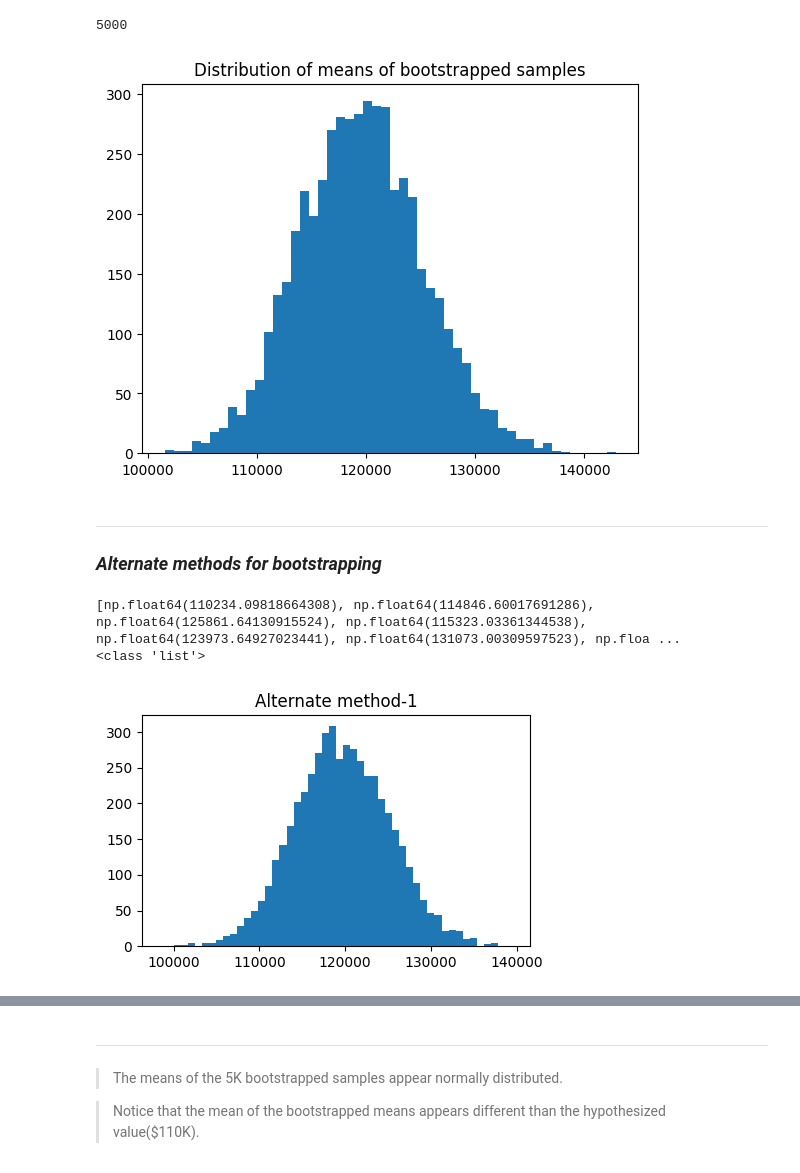
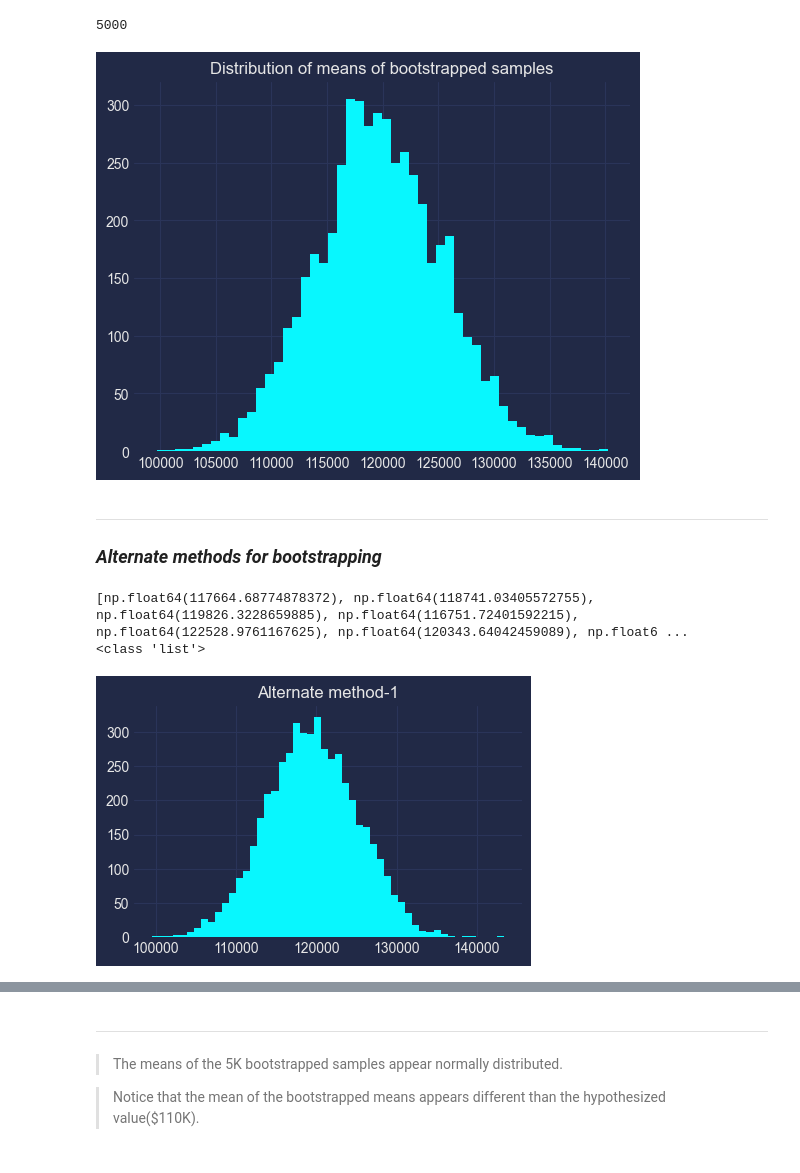
Before and after one commit to abhijeet-bhambere/python-ml-trail, a Jupyter notebook: hypothesis_testing.ipynb, the cells around one changed output, grey strips where cells are left out. Cells and saved outputs as stored; diff of their text form; code cells hidden in the pictures.

```diff
--- a/hypothesis_testing.ipynb
+++ b/hypothesis_testing.ipynb
@@ -67,11 +69,12 @@ print(len(means_of_bstp))
 5000
 # %%
 # visualizing the bootstrapped distribution
-plt.hist(means_of_bstp, bins=50)
-plt.title("Distribution of means of bootstrapped samples")
-plt.show()
+with plt.style.context('cyberpunk'):
+    plt.hist(means_of_bstp, bins=50)
+    plt.title("Distribution of means of bootstrapped samples")
+    plt.show()
 # %% [output]
-[figure, old version]
+[figure, new version]
 # %% [markdown]
 ____
 ### _Alternate methods for bootstrapping_
@@ -83,14 +86,15 @@ print(means_of_bstp1)
 print(type(means_of_bstp1))
 
 # visualizing the bootstrapped distribution
-plt.figure(figsize=(5,3))
-plt.hist(means_of_bstp1, bins=50)
-plt.title("Alternate method-1")
-plt.show()
+with plt.style.context('cyberpunk'):
+    plt.figure(figsize=(5,3))
+    plt.hist(means_of_bstp1, bins=50)
+    plt.title("Alternate method-1")
+    plt.show()
 # %% [output]
-[np.float64(110234.09818664308), np.float64(114846.60017691286), np.float64(125861.64130915524), np.float64(115323.03361344538), np.float64(123973.64927023441), np.float64(131073.00309597523), np.floa ...
+[np.float64(117664.68774878372), np.float64(118741.03405572755), np.float64(119826.3228659885), np.float64(116751.72401592215), np.float64(122528.9761167625), np.float64(120343.64042459089), np.float6 ...
 <class 'list'>
-[figure, old version]
+[figure, new version]
 # %%
 # method 2 -- an even faster method using pd.df.sample method from pandas
 data2 = stackoverflowdf["converted_comp"]
```
Also changed, not shown: parts of 32 cells of this notebook.
